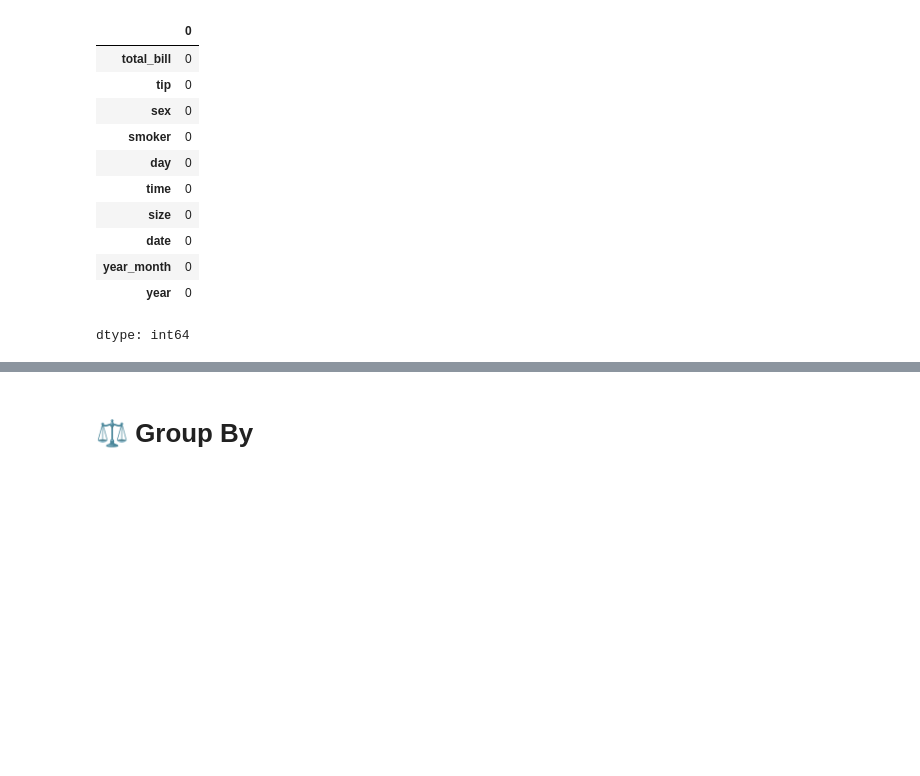
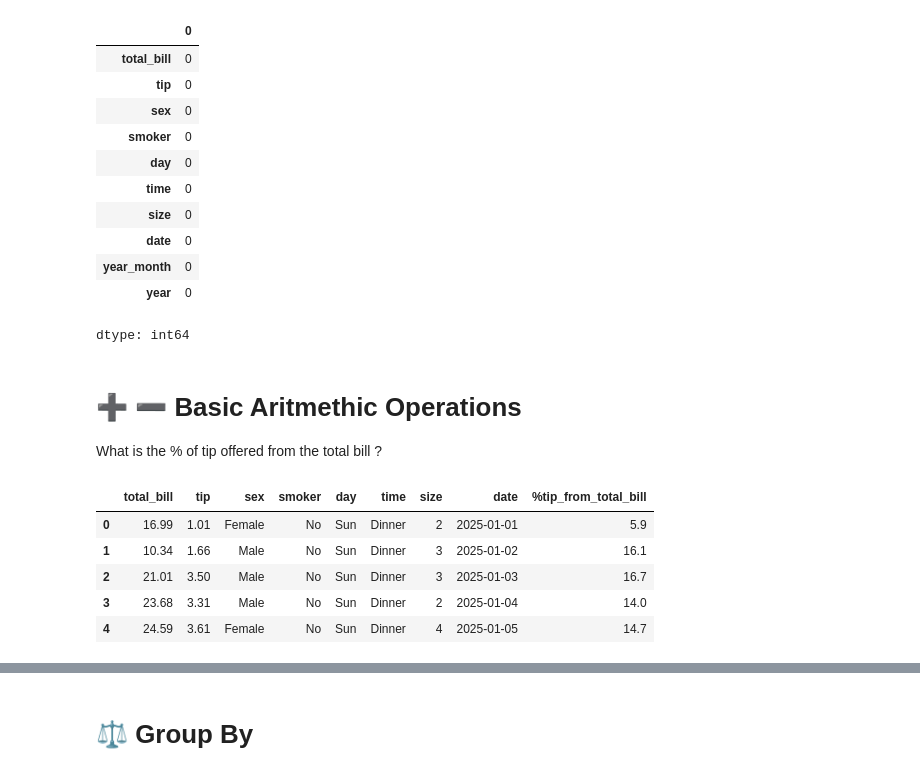
Before and after one commit to marcodelibero/2026---Python-basics, a Jupyter notebook: basic_python_course_v1.ipynb, the cells around one changed output, grey strips where cells are left out. Cells and saved outputs as stored; diff of their text form; code cells hidden in the pictures; blank space fills up the shorter version.

```diff
--- a/basic_python_course_v1.ipynb
+++ b/basic_python_course_v1.ipynb
@@ -195,3 +196,18 @@ tips_df.isnull().sum()
 | year_month | 0 |
 | year | 0 |
 dtype: int64
+# %% [markdown]
+# ➕ ➖ **Basic Aritmethic Operations**
+
+What is the % of tip offered from the total bill ?
+# %%
+tips_df['%tip_from_total_bill']=(tips_df['tip']/tips_df['total_bill'])*100
+tips_df['%tip_from_total_bill']=tips_df['%tip_from_total_bill'].round(1)
+tips_df.head()
+# %% [output]
+|  | total_bill | tip | sex | smoker | day | time | size | date | %tip_from_total_bill |
+| 0 | 16.99 | 1.01 | Female | No | Sun | Dinner | 2 | 2025-01-01 | 5.9 |
+| 1 | 10.34 | 1.66 | Male | No | Sun | Dinner | 3 | 2025-01-02 | 16.1 |
+| 2 | 21.01 | 3.50 | Male | No | Sun | Dinner | 3 | 2025-01-03 | 16.7 |
+| 3 | 23.68 | 3.31 | Male | No | Sun | Dinner | 2 | 2025-01-04 | 14.0 |
+| 4 | 24.59 | 3.61 | Female | No | Sun | Dinner | 4 | 2025-01-05 | 14.7 |
```
Also changed, not shown: parts of 23 cells of this notebook.
